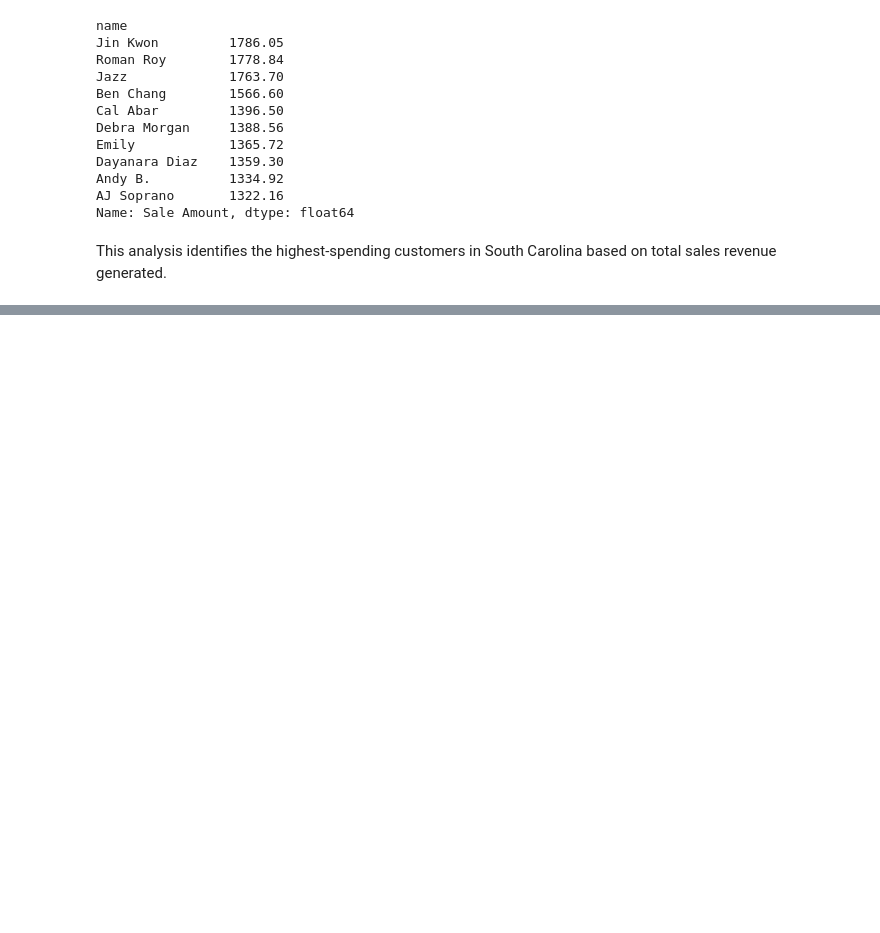
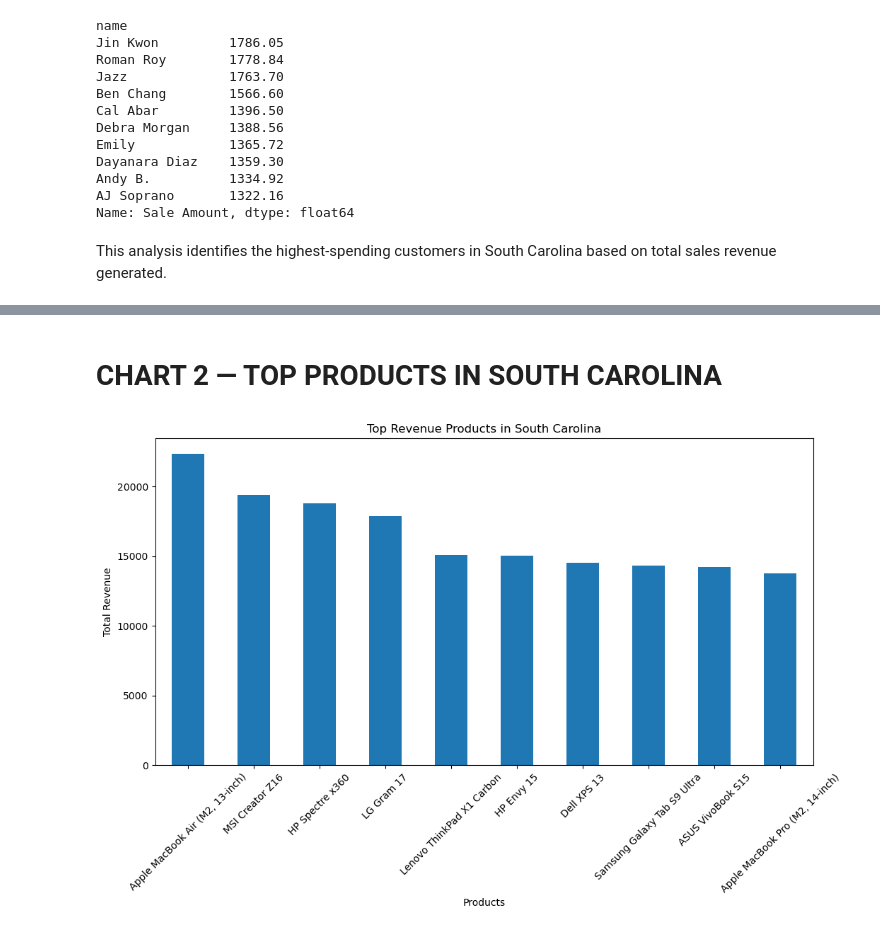
Before and after one commit to Soniatana/Capstone_2, a Jupyter notebook: tana_sales_analysis.ipynb, the cells around one changed output, grey strips where cells are left out. Cells and saved outputs as stored; diff of their text form; code cells hidden in the pictures; blank space fills up the shorter version.

```diff
--- a/tana_sales_analysis.ipynb
+++ b/tana_sales_analysis.ipynb
@@ -532,0 +558,10 @@ This analysis identifies the highest-spending customers in South Carolina based
+# %%
+# Merge product sales with store details
+sales_products_merged = pd.merge(
+    sales_products,
+    store_detail,
+    on="Store ID"
+)
+
+# Preview merged dataset
+sales_products_merged.head()
@@ -532,0 +606,12 @@ This analysis identifies the highest-spending customers in South Carolina based
+# %%
+# Calculate South Carolina transactions by product
+sc_product_transactions = sales_products_merged[
+    sales_products_merged["State"] == "South Carolina"
+]
+
+sc_product_summary = sc_product_transactions.groupby("Product")["Sale Amount"].agg(
+    ["count", "sum"]
+).sort_values(by="sum", ascending=False)
+
+# Display top 10 South Carolina products
+sc_product_summary.head(10)
@@ -532,0 +677,20 @@ This analysis identifies the highest-spending customers in South Carolina based
+# %% [markdown]
+# CHART 2 — TOP PRODUCTS IN SOUTH CAROLINA
+# %%
+# Create bar chart for top South Carolina products
+
+top_sc_products = sc_product_summary.head(10)
+
+plt.figure(figsize=(12,6))
+
+top_sc_products["sum"].plot(kind="bar")
+
+plt.title("Top Revenue Products in South Carolina")
+plt.xlabel("Products")
+plt.ylabel("Total Revenue")
+
+plt.xticks(rotation=45)
+
+plt.show()
+# %% [output]
+[figure, added]
```
Also changed, not shown: parts of 15 cells of this notebook.
